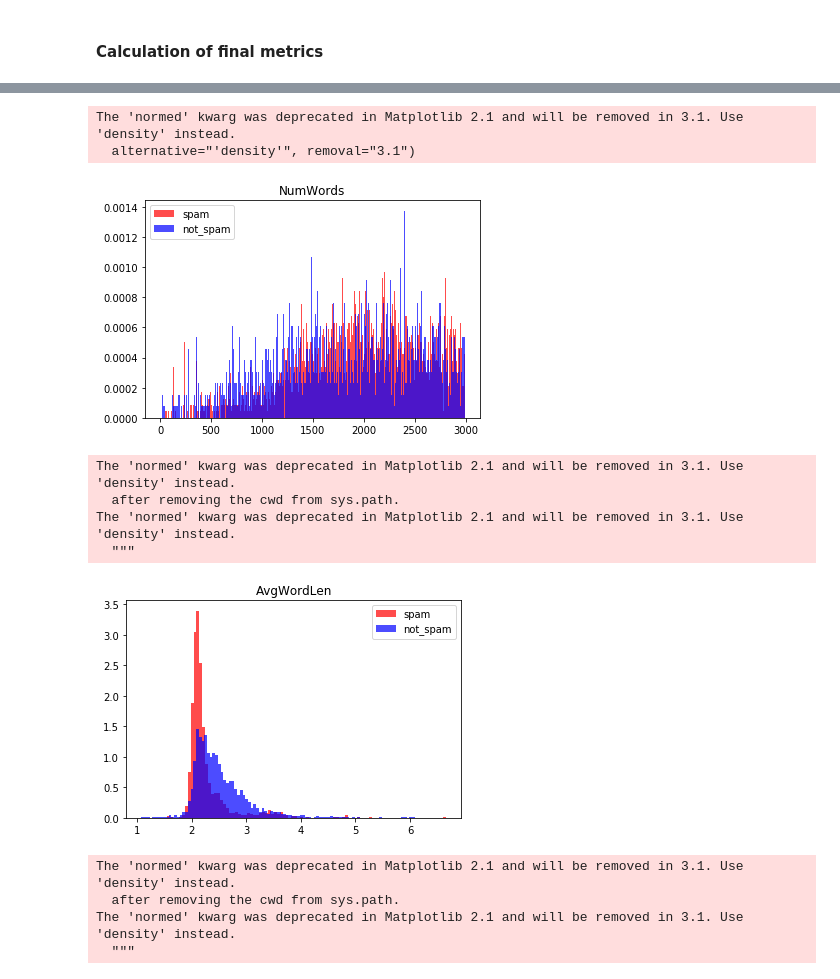
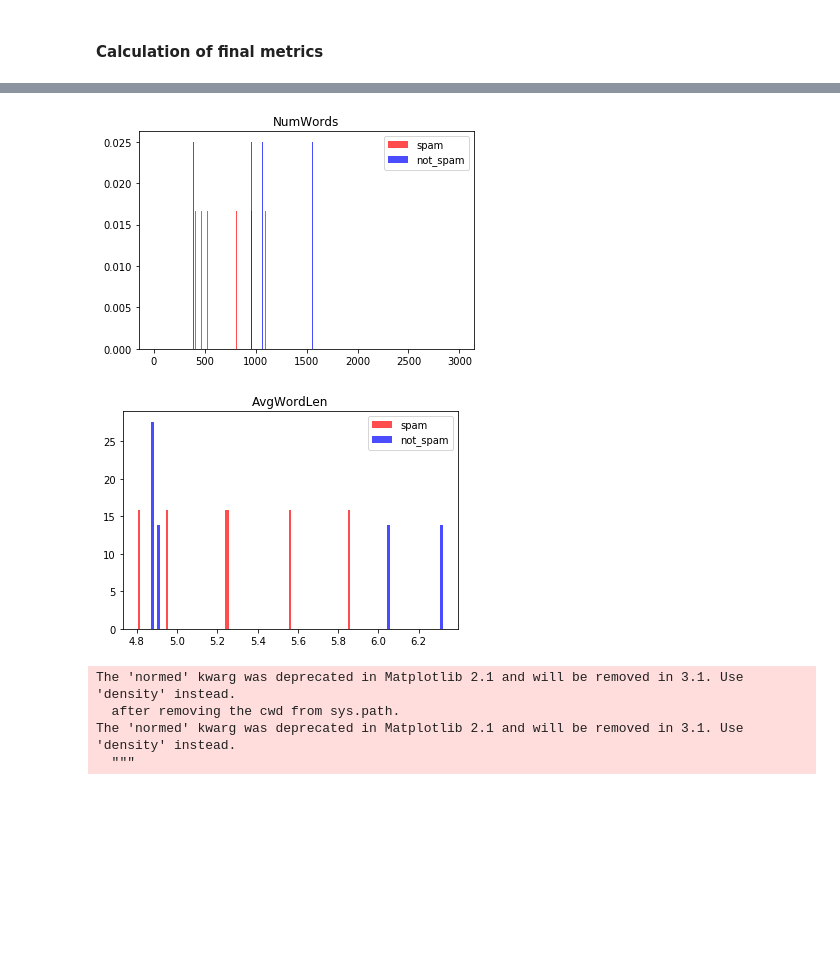
Before and after one commit to shivammehta25/Information-Retrieval, a Jupyter notebook: AntispamStatsSeminar.ipynb, the cells around one changed output, grey strips where cells are left out. Cells and saved outputs as stored; diff of their text form; code cells hidden in the pictures; blank space fills up the shorter version.

```diff
--- a/AntispamStatsSeminar.ipynb
+++ b/AntispamStatsSeminar.ipynb
@@ -284,7 +306,7 @@ def calc_features(url, html_data):
     words = list(words)
     title = list(title)
     words_num = len(words)
-#     print(words, title, anchor)
+    # print(words, title, anchor)
 
     avg_word_len = 0
     for word in words:
@@ -294,7 +316,7 @@ def calc_features(url, html_data):
     anchor_words_num = len(anchor)
     compression_level = 0
 
-    return [len(words), avg_word_len, title_words_num, anchor_words_num, compression_level]
+    return [len(words), avg_word_len, title_words_num, anchor_words_num, compression_level, words]
 # %%
 test_html_data = u'''
 <html>
@@ -312,5 +333,5 @@ print(test_features)
 # %%
-DocItem = namedtuple('DocItem', ['doc_id', 'is_spam', 'url', 'features', 'html_data'])
+DocItem = namedtuple('DocItem', ['doc_id', 'is_spam', 'url', 'features', 'words'])
 
 def load_csv(input_file_name, calc_features_f):
     """
@@ -325,6 +346,8 @@ def load_csv(input_file_name, calc_features_f):
         for i, line in enumerate(input_file):
             trace(i)
             #print(line)
+            if i > 10:
+                break
             line = line.decode()
             parts = line.strip().split('\t')
             url_id = int(parts[0])
@@ -333,7 +356,7 @@ def load_csv(input_file_name, calc_features_f):
             pageInb64 = parts[3]
             html_data = base64.b64decode(pageInb64)
             features = calc_features_f(url, html_data)
-            yield DocItem(url_id, mark, url, features, html_data)
+            yield DocItem(url_id, mark, url, features[:-1], features[-1])
 
         trace(i, 1)
 # %% [markdown]
@@ -356,7 +392,8 @@ import pandas as pd
 # %%
 %%time
 
-TRAIN_DATA_FILE  = 'kaggle_train_data_tab_new.csv.gz'
+file_location = 'drive/My Drive/Homeworks/InformationRetrieval/hw3/kaggle_train_data_tab_new.csv.gz'
+TRAIN_DATA_FILE  = file_location
 
 train_docs = list(load_csv(TRAIN_DATA_FILE, calc_features))
 # %% [output]
@@ -382,31 +419,25 @@ train_docs[:5]
 # %%
 is_spam_data = [doc.features[0] for doc in train_docs if doc[1] == True]
 not_spam_data = [doc.features[0] for doc in train_docs if doc[1] == False]
 bins = range(0,3000,10)
-plt.hist(is_spam_data, bins=bins, color='red', normed=True, alpha=0.7, label='spam')
-plt.hist(not_spam_data, bins=bins, color='blue', normed=True, alpha=0.7, label='not_spam')
+plt.hist(is_spam_data, bins=bins, color='red', density=True, alpha=0.7, label='spam')
+plt.hist(not_spam_data, bins=bins, color='blue', density=True, alpha=0.7, label='not_spam')
 plt.title('NumWords')
 plt.legend()
 plt.show()
 # %% [output]
-The 'normed' kwarg was deprecated in Matplotlib 2.1 and will be removed in 3.1. Use 'density' instead.
-  alternative="'density'", removal="3.1")
-[figure, old version]
+[figure, new version]
 # %%
 is_spam_data = [doc.features[1] for doc in train_docs if doc[1] == True]
 not_spam_data = [doc.features[1] for doc in train_docs if doc[1] == False]
 bins = 100
-plt.hist(is_spam_data, bins=bins, color='red', normed=True, alpha=0.7, label='spam')
-plt.hist(not_spam_data, bins=bins, color='blue', normed=True, alpha=0.7, label='not_spam')
+plt.hist(is_spam_data, bins=bins, color='red', density=True, alpha=0.7, label='spam')
+plt.hist(not_spam_data, bins=bins, color='blue', density=True, alpha=0.7, label='not_spam')
 plt.title('AvgWordLen')
 plt.legend()
 plt.show()
 # %% [output]
-The 'normed' kwarg was deprecated in Matplotlib 2.1 and will be removed in 3.1. Use 'density' instead.
-  after removing the cwd from sys.path.
-The 'normed' kwarg was deprecated in Matplotlib 2.1 and will be removed in 3.1. Use 'density' instead.
-  """
-[figure, old version]
+[figure, new version]
 # %%
 is_spam_data = [doc.features[3] for doc in train_docs if doc[1] == True]
 not_spam_data = [doc.features[3] for doc in train_docs if doc[1] == False]
```
Also changed, not shown: parts of 17 cells of this notebook.
